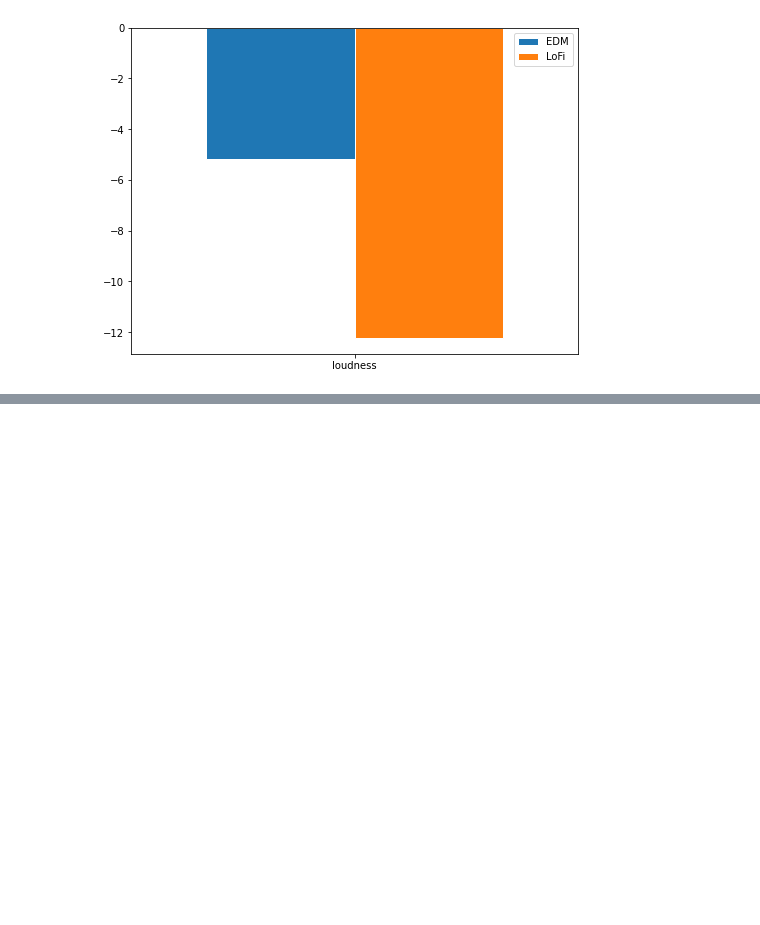
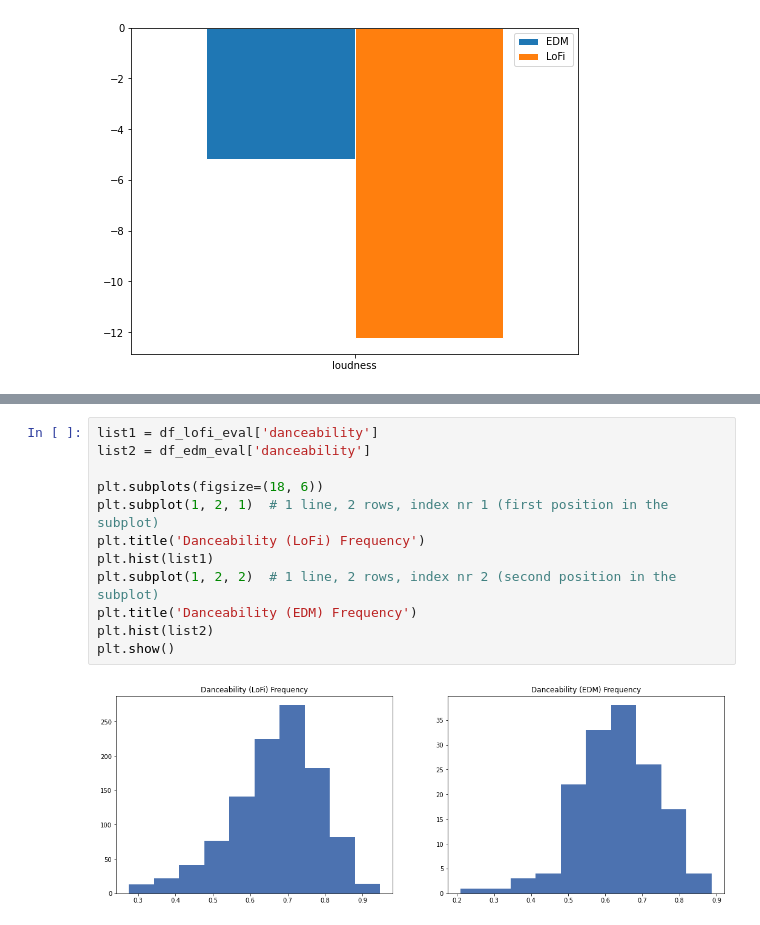
Before and after one commit to kchiev215/Spotify_EDM_Lofi_Analysis, a Jupyter notebook: Data_Analysis.ipynb, the cells around one changed output, grey strips where cells are left out. Drawn from its saved outputs; the diff is of its cells as text; blank space fills up the shorter version.

```diff
--- a/Data_Analysis.ipynb
+++ b/Data_Analysis.ipynb
@@ -509,0 +510,14 @@ ax = df.plot.bar(rot=0, fontsize=10, figsize=[8, 6], edgecolor='white', align='c
+# %%
+list1 = df_lofi_eval['danceability']
+list2 = df_edm_eval['danceability']
+
+plt.subplots(figsize=(18, 6))
+plt.subplot(1, 2, 1)  # 1 line, 2 rows, index nr 1 (first position in the subplot)
+plt.title('Danceability (LoFi) Frequency')
+plt.hist(list1)
+plt.subplot(1, 2, 2)  # 1 line, 2 rows, index nr 2 (second position in the subplot)
+plt.title('Danceability (EDM) Frequency')
+plt.hist(list2)
+plt.show()
+# %% [output]
+[figure, added]
```
Also changed, not shown: parts of 28 cells of this notebook, 3 other files.
